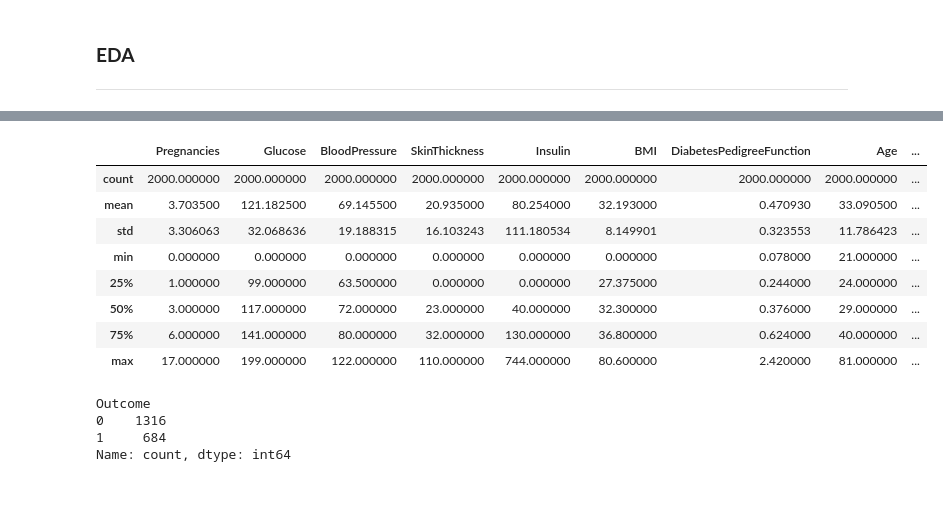
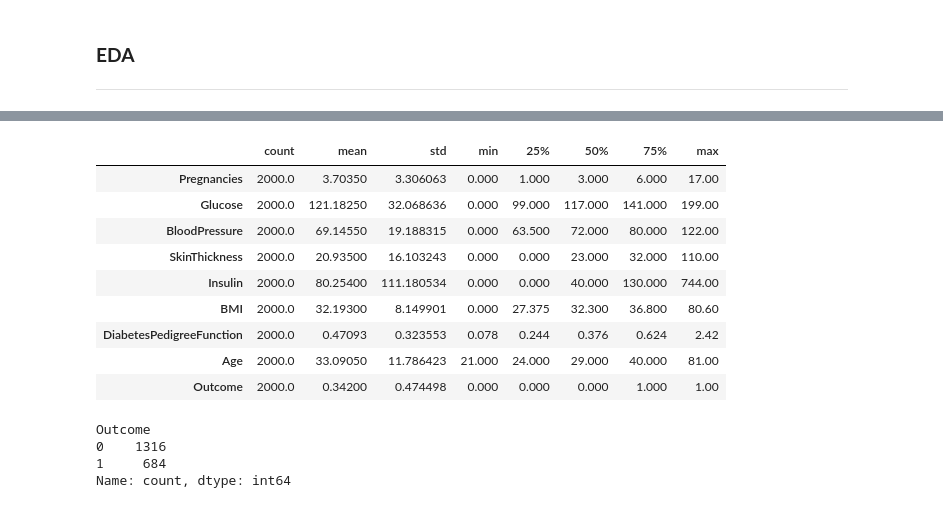
Before and after one commit to nicolasf96/Data-Science-Projects, a Jupyter notebook: Diabetes Prediction/prediction.ipynb, the cells around one changed output, grey strips where cells are left out. Saved outputs shown, nothing was run; the diff lists cells and outputs as text; code cells hidden in the pictures.

```diff
--- a/Diabetes Prediction/prediction.ipynb
+++ b/Diabetes Prediction/prediction.ipynb
@@ -54,15 +80,16 @@ memory usage: 140.8 KB
 # %%
-df.describe()
+df.describe().T
 # %% [output]
-|  | Pregnancies | Glucose | BloodPressure | SkinThickness | Insulin | BMI | DiabetesPedigreeFunction | Age | ... |
-| count | 2000.000000 | 2000.000000 | 2000.000000 | 2000.000000 | 2000.000000 | 2000.000000 | 2000.000000 | 2000.000000 | ... |
-| mean | 3.703500 | 121.182500 | 69.145500 | 20.935000 | 80.254000 | 32.193000 | 0.470930 | 33.090500 | ... |
-| std | 3.306063 | 32.068636 | 19.188315 | 16.103243 | 111.180534 | 8.149901 | 0.323553 | 11.786423 | ... |
-| min | 0.000000 | 0.000000 | 0.000000 | 0.000000 | 0.000000 | 0.000000 | 0.078000 | 21.000000 | ... |
-| 25% | 1.000000 | 99.000000 | 63.500000 | 0.000000 | 0.000000 | 27.375000 | 0.244000 | 24.000000 | ... |
-| 50% | 3.000000 | 117.000000 | 72.000000 | 23.000000 | 40.000000 | 32.300000 | 0.376000 | 29.000000 | ... |
-| 75% | 6.000000 | 141.000000 | 80.000000 | 32.000000 | 130.000000 | 36.800000 | 0.624000 | 40.000000 | ... |
-| max | 17.000000 | 199.000000 | 122.000000 | 110.000000 | 744.000000 | 80.600000 | 2.420000 | 81.000000 | ... |
+|  | count | mean | std | min | 25% | 50% | 75% | max |
+| Pregnancies | 2000.0 | 3.70350 | 3.306063 | 0.000 | 1.000 | 3.000 | 6.000 | 17.00 |
+| Glucose | 2000.0 | 121.18250 | 32.068636 | 0.000 | 99.000 | 117.000 | 141.000 | 199.00 |
+| BloodPressure | 2000.0 | 69.14550 | 19.188315 | 0.000 | 63.500 | 72.000 | 80.000 | 122.00 |
+| SkinThickness | 2000.0 | 20.93500 | 16.103243 | 0.000 | 0.000 | 23.000 | 32.000 | 110.00 |
+| Insulin | 2000.0 | 80.25400 | 111.180534 | 0.000 | 0.000 | 40.000 | 130.000 | 744.00 |
+| BMI | 2000.0 | 32.19300 | 8.149901 | 0.000 | 27.375 | 32.300 | 36.800 | 80.60 |
+| DiabetesPedigreeFunction | 2000.0 | 0.47093 | 0.323553 | 0.078 | 0.244 | 0.376 | 0.624 | 2.42 |
+| Age | 2000.0 | 33.09050 | 11.786423 | 21.000 | 24.000 | 29.000 | 40.000 | 81.00 |
+| Outcome | 2000.0 | 0.34200 | 0.474498 | 0.000 | 0.000 | 0.000 | 1.000 | 1.00 |
 # %%
 df['Outcome'].value_counts()
 # %% [output]
```
Also changed, not shown: parts of 28 cells of this notebook.
